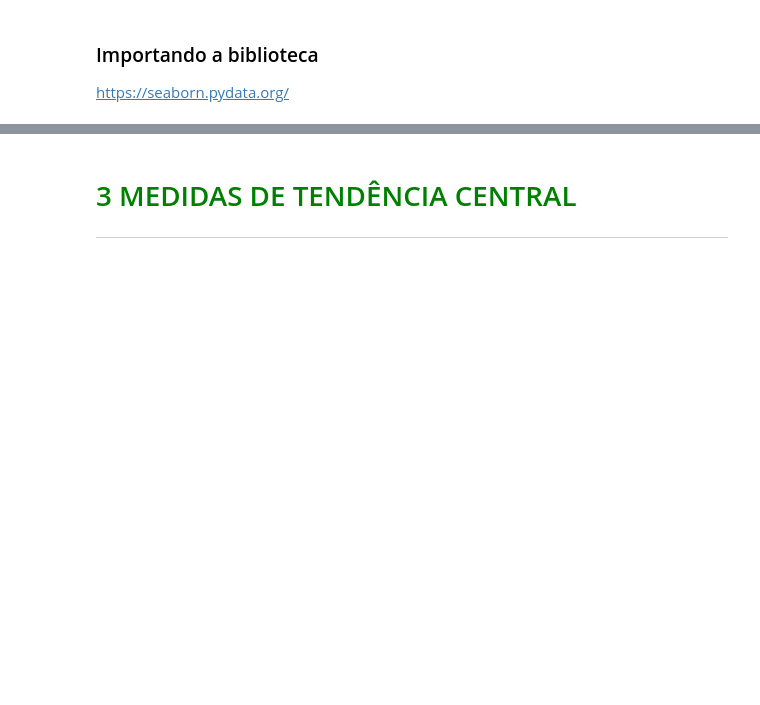
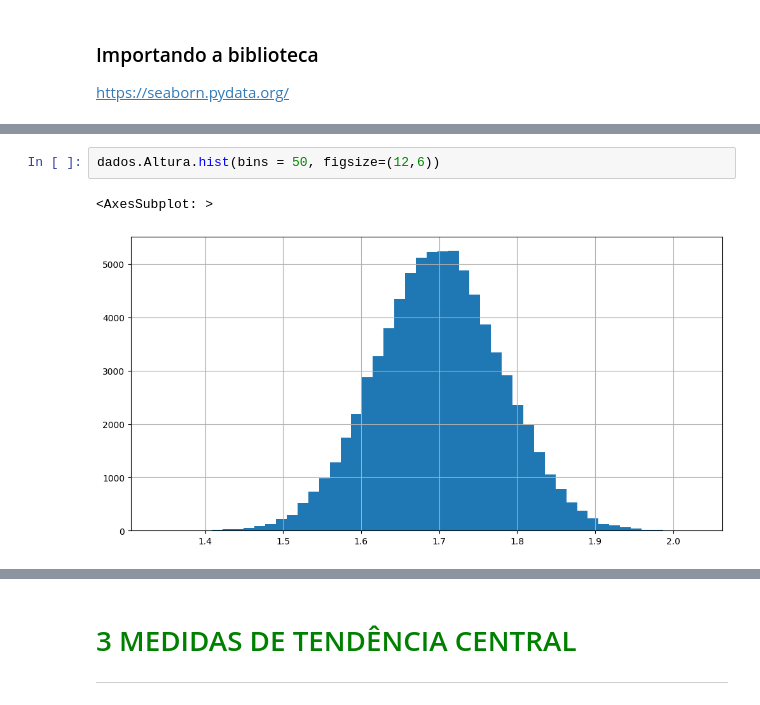
Before and after one commit to franciscojdsjr/Estudos-Python, a Jupyter notebook: Alura/estatistica_com_python/Curso_de_Estatística_Parte_1.ipynb, the cells around one changed output, grey strips where cells are left out. Drawn from its saved outputs; the diff is of its cells as text; blank space fills up the shorter version.

```diff
--- a/Alura/estatistica_com_python/Curso_de_Estatística_Parte_1.ipynb
+++ b/Alura/estatistica_com_python/Curso_de_Estatística_Parte_1.ipynb
@@ -509,0 +542,5 @@ https://seaborn.pydata.org/
+# %%
+dados.Altura.hist(bins = 50, figsize=(12,6))
+# %% [output]
+<AxesSubplot: >
+[figure, added]
```
Also changed, not shown: parts of 6 cells of this notebook.
